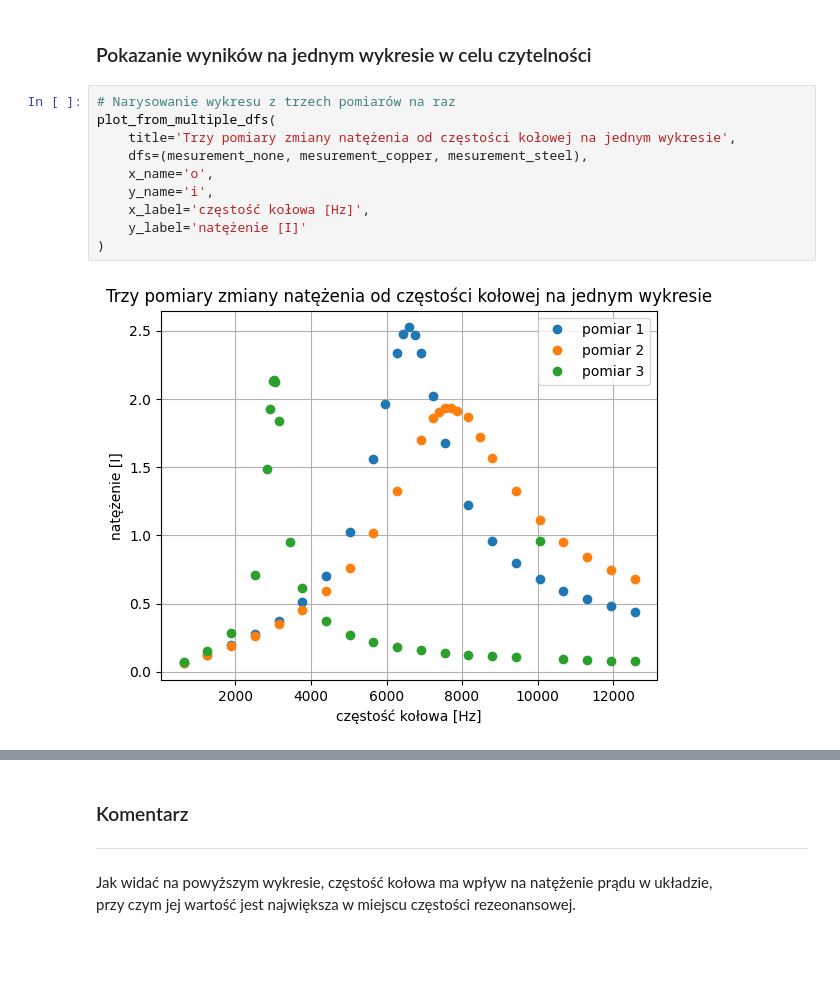
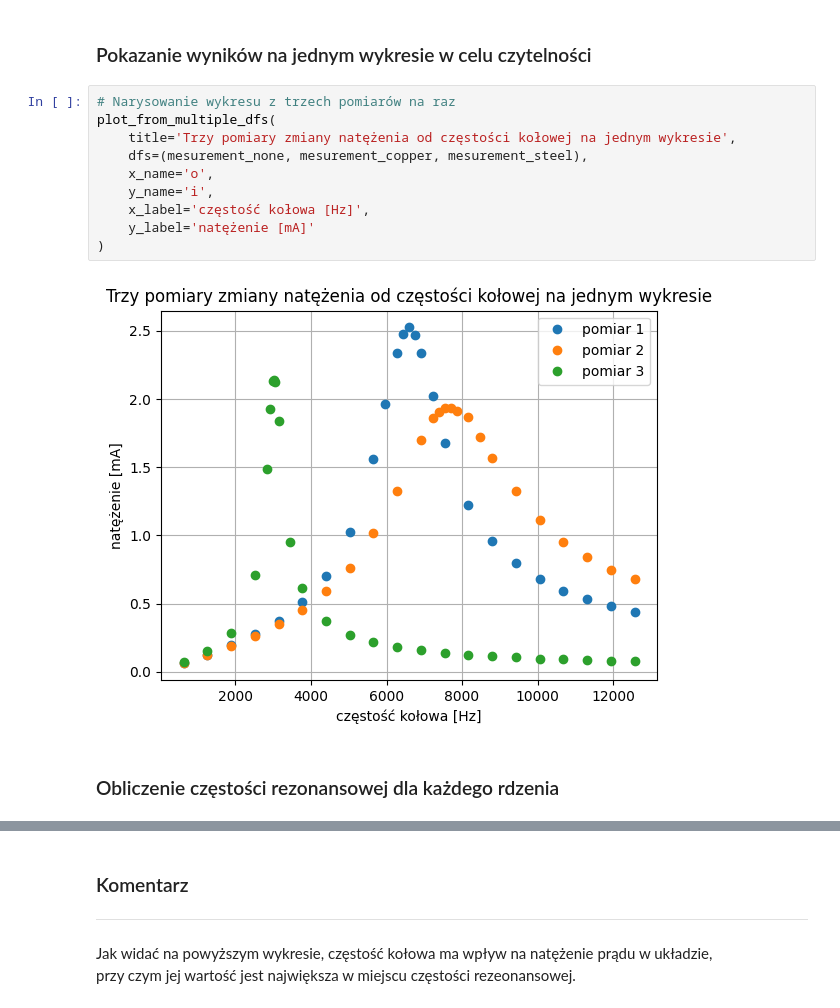
Before and after one commit to mateusz-lisowski/fiz-labs, a Jupyter notebook: lab4/report.ipynb, the cells around one changed output, grey strips where cells are left out. Saved outputs shown, nothing was run; the diff lists cells and outputs as text; blank space fills up the shorter version.

```diff
--- a/lab4/report.ipynb
+++ b/lab4/report.ipynb
@@ -173,12 +180,14 @@ plot_from_df(
 # %%
 # Narysowanie wykresu z trzech pomiarów na raz
 plot_from_multiple_dfs(
     title='Trzy pomiary zmiany natężenia od częstości kołowej na jednym wykresie',
     dfs=(mesurement_none, mesurement_copper, mesurement_steel),
     x_name='o',
     y_name='i',
     x_label='częstość kołowa [Hz]',
-    y_label='natężenie [I]'
+    y_label='natężenie [mA]'
 )
 # %% [output]
-[figure, old version]
+[figure, new version]
+# %% [markdown]
+### Obliczenie częstości rezonansowej dla każdego rdzenia
```
Also changed, not shown: parts of 4 cells of this notebook.
